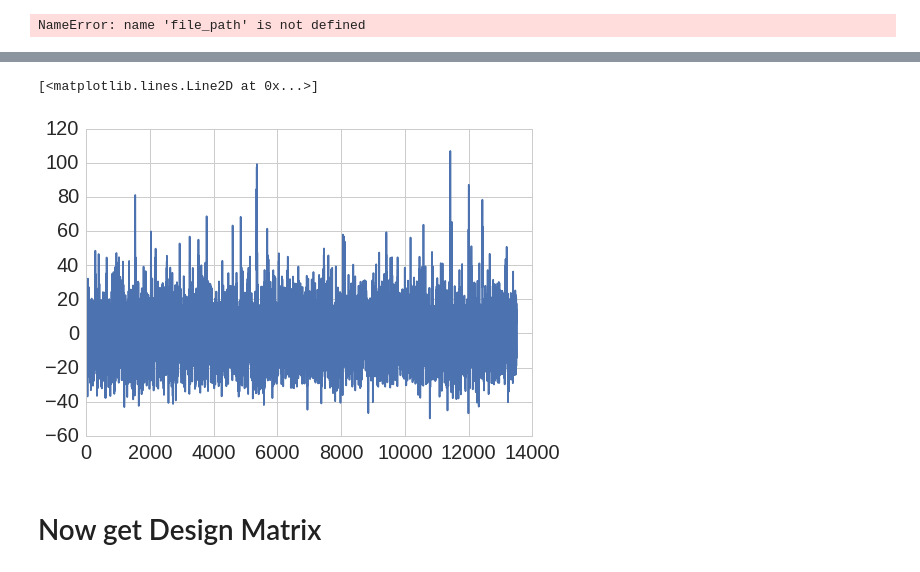
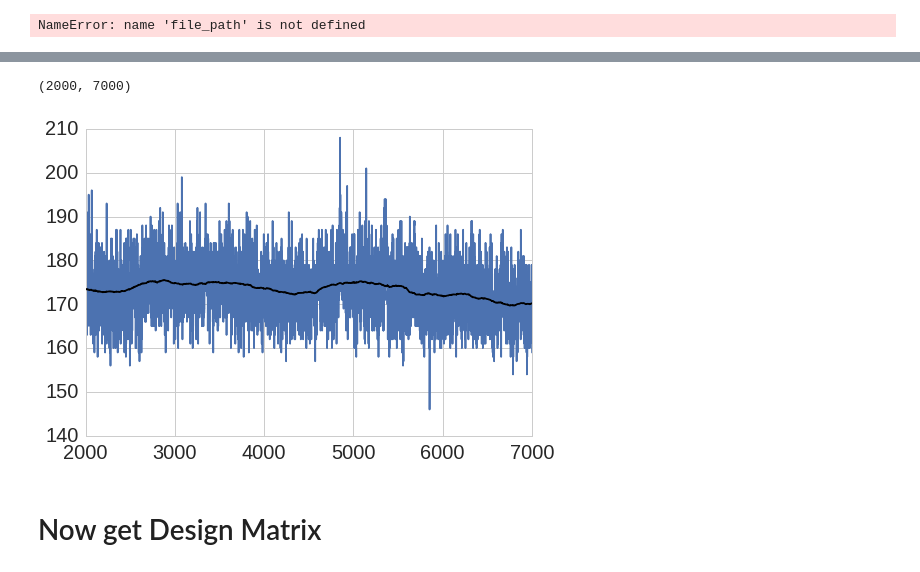
Before and after one commit to yves-weissenberger/GPR, a Jupyter notebook: GP_tonotopy_mapping.ipynb, the cells around one changed output, grey strips where cells are left out. Saved outputs shown, nothing was run; the diff lists cells and outputs as text; code cells hidden in the pictures.

```diff
--- a/GP_tonotopy_mapping.ipynb
+++ b/GP_tonotopy_mapping.ipynb
@@ -96,6 +125,6 @@ for idx,im in enumerate(areD_0):
 # %%
 from skimage.measure import block_reduce
 st = time.time()
-areaD_s = block_reduce(areD_1[:,1:-1,1:-1], block_size=(1,5,5), func=np.mean)
+#areaD_s = block_reduce(areD_0[:,1:-1,1:-1], block_size=(1,5,5), func=np.mean)
 print time.time() - st
 # %% [output]
@@ -102,0 +132,14 @@ print time.time() - st
+# %%
+def smooth_matlab(arr,n=500):
+    ret = np.cumsum(arr,axis=0).astype('float')
+    offset = int(n/2)
+    ret[offset:-offset] = ret[n:] - ret[:-n]
+    ret[offset:-offset] /= n
+    ret[:offset] = ret[offset +1]
+    ret[-offset:] = ret[-offset-1]
+    print ret.shape
+    return ret
+# %%
+st = time.time()
+areaD_s_tempF = smooth_matlab(np.array(areaD_s))
+print time.time() - st
@@ -103,8 +149,11 @@ print time.time() - st
 # %%
+"""areaD_s_tempF = np.zeros(areaD_s.shape)
+
 for i in range(areaD_s.shape[1]):
 
     if np.remainder(i,10)==0:
         print i
     for j in range(areaD_s.shape[2]):
-        areaD_s[:,i,j] -= MP.process_data.runkalman(areaD_s[:,i,j],RQratio=20000)
+        areaD_s_tempF[:,i,j] -= MP.process_data.runkalman(areaD_s[:,i,j].astype('float'),RQratio=20000)"""
+print 'ho'
 # %% [output]
@@ -122,9 +163,11 @@ for i in range(areaD_s.shape[1]):
 # %%
-#plt.plot(MP.process_data.runkalman(areaD_s[:,10,10],RQratio=20000,),zorder=10,color='k')
+plt.plot(areaD_s_tempF[:,22,18],zorder=10,color='k')
+#plt.plot(areaD_s_tempF[:,22,18])
 plt.plot(areaD_s[:,22,18])
+plt.xlim(2000,7000)
 # %% [output]
-[<matplotlib.lines.Line2D at 0x...>]
+(2000, 7000)
-[figure, old version]
+[figure, new version]
 # %% [markdown]
 # Now get Design Matrix
 # %%
```
Also changed, not shown: parts of 34 cells of this notebook.
